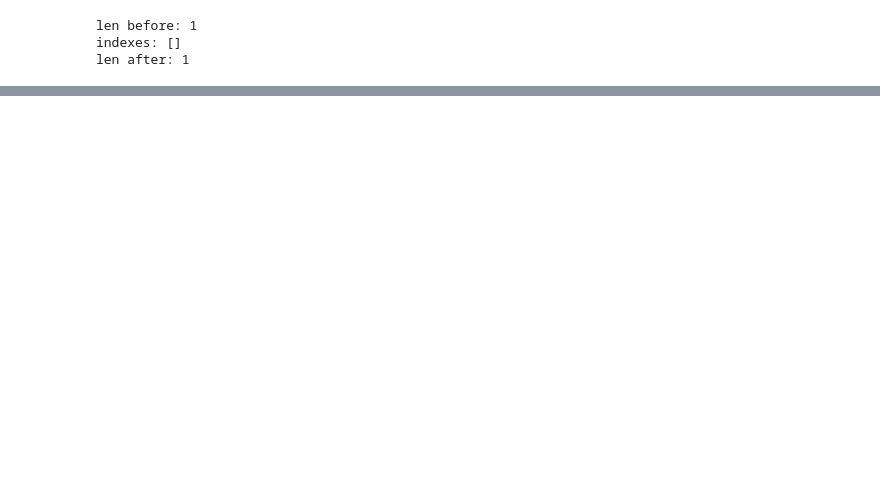
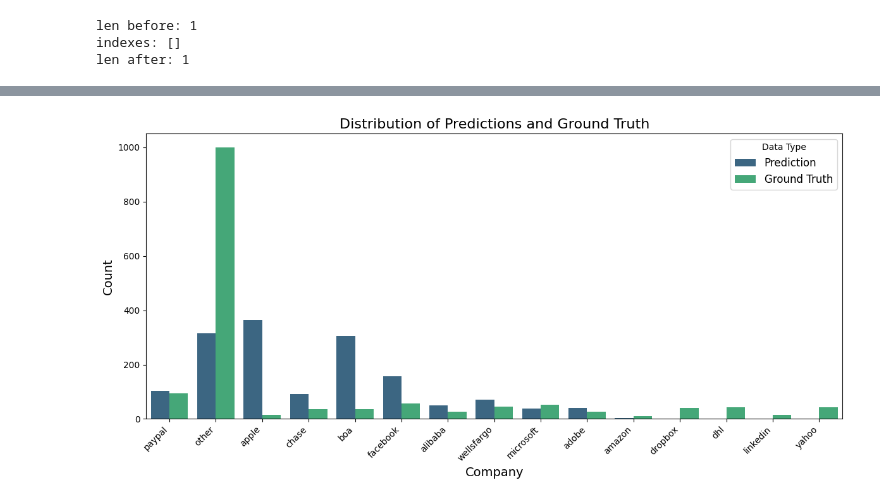
Before and after one commit to Percival33/phish-target-recognition, a Jupyter notebook: notebooks/006-bovw-testing.ipynb, the cells around one changed output, grey strips where cells are left out. Saved outputs shown, nothing was run; the diff lists cells and outputs as text; code cells hidden in the pictures; blank space fills up the shorter version.

```diff
--- a/notebooks/006-bovw-testing.ipynb
+++ b/notebooks/006-bovw-testing.ipynb
@@ -102,0 +127,6 @@ labels_training[649], labels_testing[15]
+# %%
+frequency_vectors_train = get_frequency_vectors(visual_words_train, k)
+frequency_vectors_val = get_frequency_vectors(visual_words_val, k)
+# %%
+tfidf_train = get_tfidf(frequency_vectors_train)
+# tfidf_val = get_tfidf(frequency_vectors_val)
@@ -102,0 +136,17 @@ labels_training[649], labels_testing[15]
+# %%
+y_pred = []
+y_conf = []
+y_true = []
+
+for idx, (X, label) in enumerate(val_dataset):
+    indexes, confidence_scores = search_test(
+        get_tfidf(frequency_vectors_train + frequency_vectors_val[idx])[-1],
+        tfidf_train,
+        top_k=1,
+    )
+    _, pred_label = train_dataset[indexes[0]]
+    y_pred.append(pred_label)
+    y_conf.append(confidence_scores[0])
+    y_true.append(label)
+
+compute_accuracy(y_true, y_pred)
@@ -102,0 +172,15 @@ labels_training[649], labels_testing[15]
+# %%
+y_pred = []
+y_conf = []
+y_true = []
+
+for idx, (X, label) in enumerate(val_dataset):
+    indexes, confidence_scores = search_test(
+        frequency_vectors_val[idx], tfidf_train, top_k=1
+    )
+    _, pred_label = train_dataset[indexes[0]]
+    y_pred.append(pred_label)
+    y_conf.append(confidence_scores[0])
+    y_true.append(label)
+
+compute_accuracy(y_true, y_pred)
@@ -102,0 +247,4 @@ labels_training[649], labels_testing[15]
+# %%
+data = visualize(y_true, y_pred)
+# %% [output]
+[figure, added]
```
Also changed, not shown: parts of 26 cells of this notebook, 15 other files.
